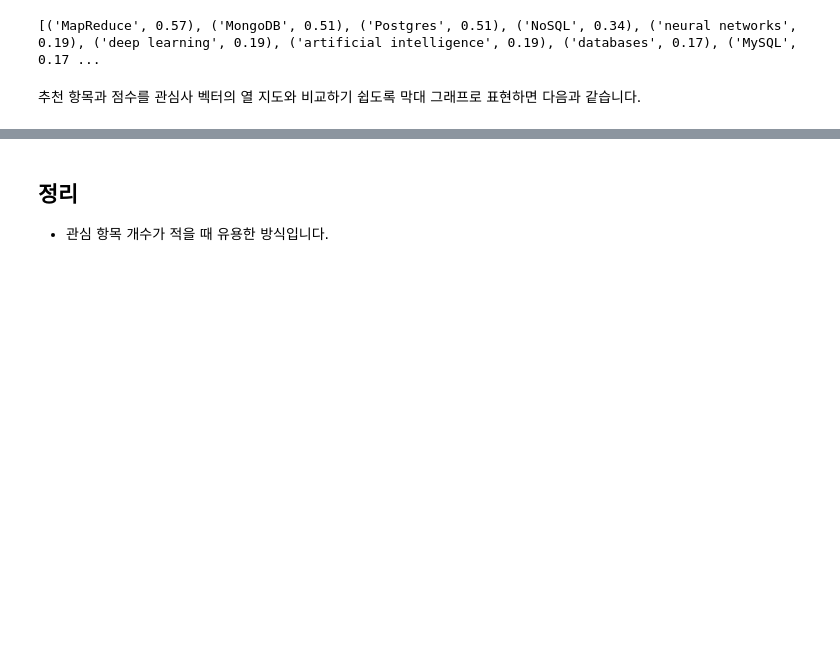
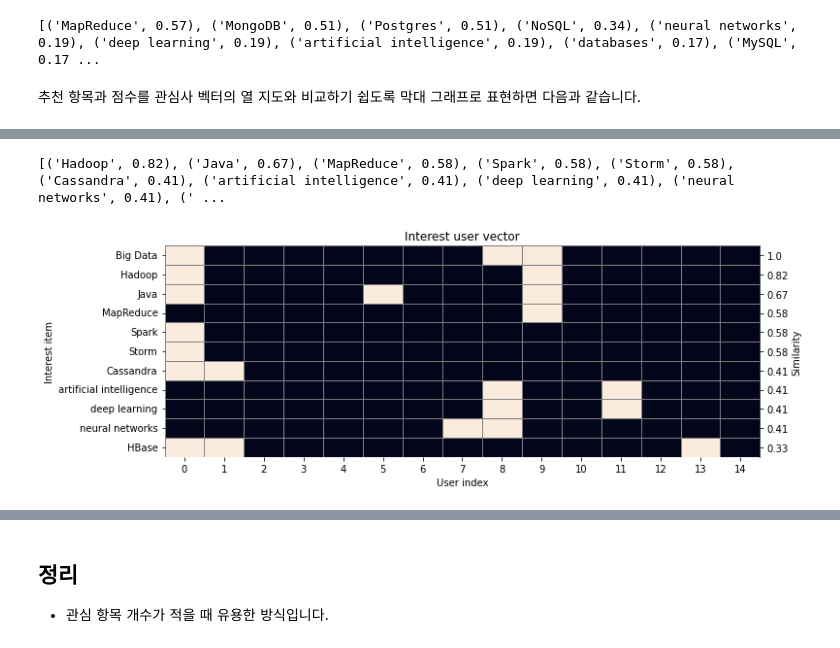
Before and after one commit to trvoid/ml-study, a Jupyter notebook: collaborative-filtering/user_based_cf.ipynb, the cells around one changed output, grey strips where cells are left out. Saved outputs shown, nothing was run; the diff lists cells and outputs as text; code cells hidden in the pictures; blank space fills up the shorter version.

Commit message:
Added item-based collaborative filtering

```diff
--- a/collaborative-filtering/user_based_cf.ipynb
+++ b/collaborative-filtering/user_based_cf.ipynb
@@ -218,0 +245,47 @@ plt.show()
+# %%
+def most_similar_interests_to(interest_id):
+    similarities = interest_similarities[interest_id]
+    pairs = [(unique_interests[other_interest_id], similarity)
+             for other_interest_id, similarity in enumerate(similarities)
+             if interest_id != other_interest_id and similarity > 0]
+    return sorted(pairs,
+                   key=lambda x: x[1],
+                   reverse=True)
+
+most_similar_interests = most_similar_interests_to(0)
+print(most_similar_interests)
+# %% [output]
+[('Hadoop', 0.82), ('Java', 0.67), ('MapReduce', 0.58), ('Spark', 0.58), ('Storm', 0.58), ('Cassandra', 0.41), ('artificial intelligence', 0.41), ('deep learning', 0.41), ('neural networks', 0.41), (' ...
+# %%
+similar_interest_user_matrix = [interest_user_matrix[unique_interests.index(other_interest_item)]
+                                for other_interest_item, _ in most_similar_interests]
+similar_interest_user_matrix.insert(0, interest_user_matrix[0])
+
+interest_item_list = [other_interest_item for other_interest_item, _ in most_similar_interests]
+interest_item_list.insert(0, unique_interests[0])
+
+similarity_list = [similarity for _, similarity in most_similar_interests]
+similarity_list.insert(0, 1.0)
+
+user_id_list = [user_id for user_id, _ in enumerate(users_interests)]
+
+plt.figure(figsize=(11, 4))
+ax = plt.axes()
+
+hm = sns.heatmap(data = similar_interest_user_matrix, annot=False, cbar=False, linewidths=0.5, linecolor="grey")
+
+ax.set_xticklabels(user_id_list)
+ax.set_yticklabels(interest_item_list, rotation=0)
+ax.set_xlabel("User index")
+ax.set_ylabel("Interest item")
+
+secondary_ax = ax.secondary_yaxis('right')
+secondary_ax.set_yticks(ax.get_yticks().tolist())
+secondary_ax.set_yticklabels(similarity_list)
+secondary_ax.set_ylabel('Similarity')
+
+plt.title("Interest user vector")
+
+plt.show()
+# %% [output]
+[figure, added]
```
Also changed, not shown: parts of 15 cells of this notebook.
